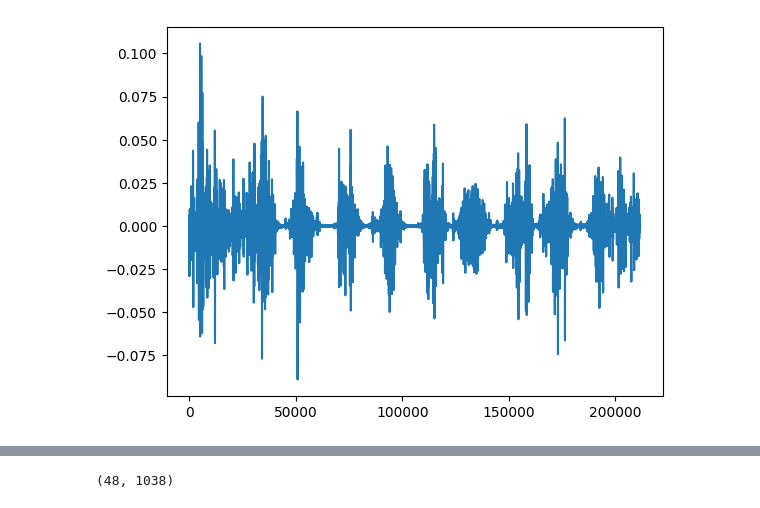
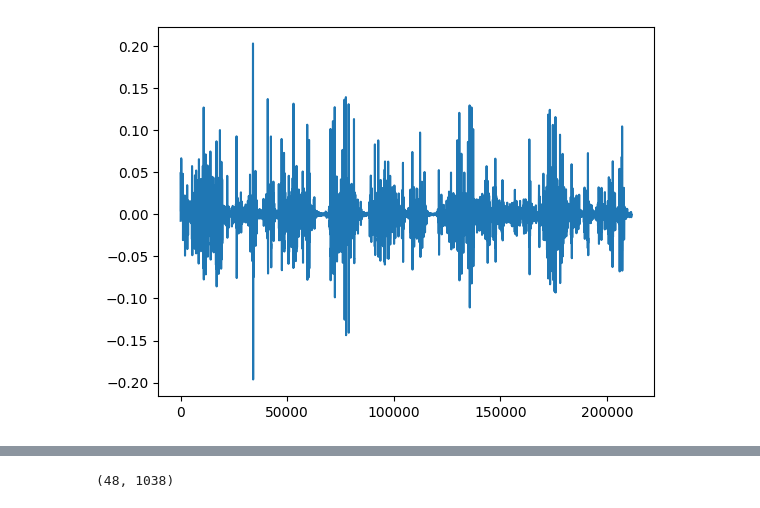
Before and after one commit to shinolab/vibrotactile-autoencoder, a Jupyter notebook: preprocess.ipynb, the cells around one changed output, grey strips where cells are left out. Cells and saved outputs as stored; diff of their text form; code cells hidden in the pictures.

```diff
--- a/preprocess.ipynb
+++ b/preprocess.ipynb
@@ -8,14 +8,14 @@ import numpy as np
 import matplotlib.pyplot as plt
 import sounddevice as sd
 # %%
-data, fs = librosa.load('Texture_Dataset/G1AluminumMesh/G1RhombAluminumMesh_Sound_Movement_train5.wav', sr=44100)
+data, fs = librosa.load('Texture_Dataset/G1AluminumMesh/G1RhombAluminumMesh_Sound_Movement_train9.wav', sr=44100)
 b, a = signal.butter(3, [20 / fs, 1000 / fs], 'bandpass')
 data = signal.filtfilt(b, a, data)
 plt.plot(data)
 DMatrix = librosa.stft(data, n_fft=2048, hop_length=int(2048 * 0.1), window='hann')
 dbMatrix = librosa.amplitude_to_db(np.abs(DMatrix), ref=np.max)
 # %% [output]
-[figure, old version]
+[figure, new version]
 # %%
 sd.play(data, 44100)
 # %%
```
Also changed, not shown: parts of 3 cells of this notebook, 9 other files.
